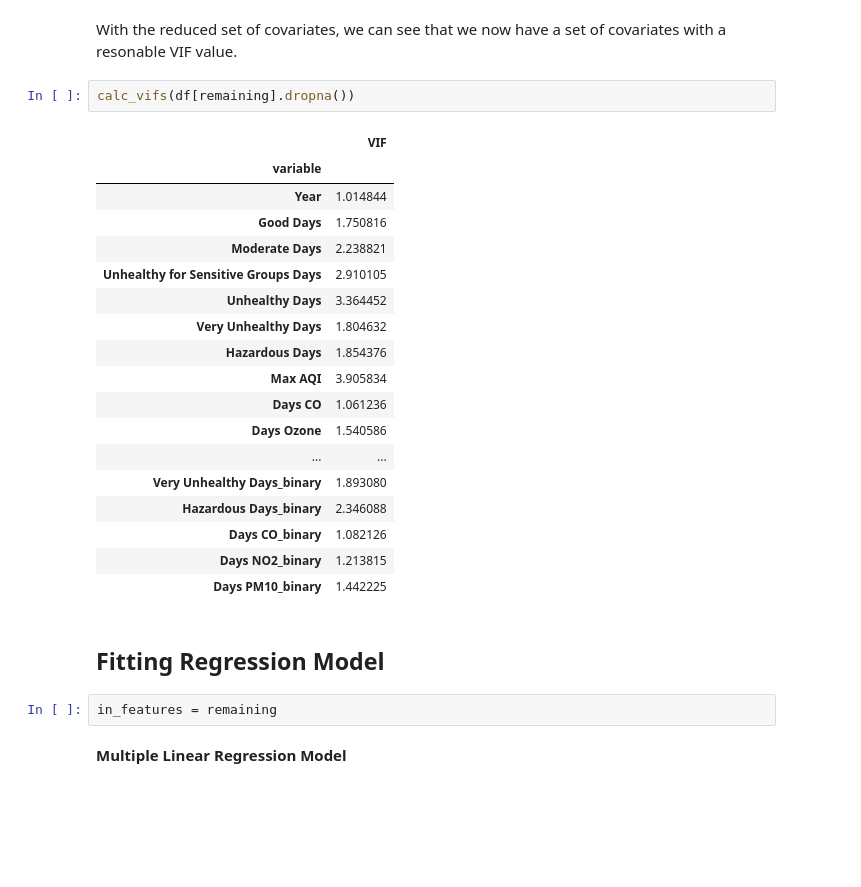
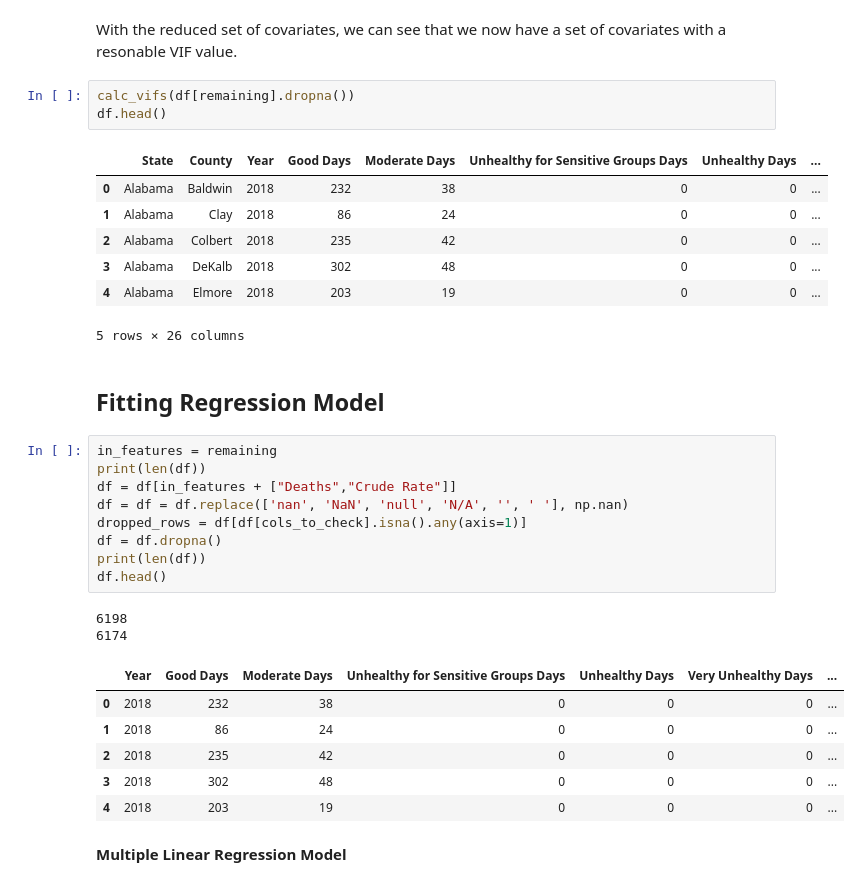
Before and after one commit to yunaxin/air-quality-health-analysis, a Jupyter notebook: analysis.ipynb, the cells around one changed output. Saved outputs shown, nothing was run; the diff lists cells and outputs as text; blank space fills up the shorter version.

```diff
--- a/analysis.ipynb
+++ b/analysis.ipynb
@@ -255,29 +255,35 @@ Done.
 With the reduced set of covariates, we can see that we now have a set of covariates with a resonable VIF value.
 # %%
 calc_vifs(df[remaining].dropna())
+df.head()
 # %% [output]
-|  | VIF |
-| variable |  |
-| Year | 1.014844 |
-| Good Days | 1.750816 |
-| Moderate Days | 2.238821 |
-| Unhealthy for Sensitive Groups Days | 2.910105 |
-| Unhealthy Days | 3.364452 |
-| Very Unhealthy Days | 1.804632 |
-| Hazardous Days | 1.854376 |
-| Max AQI | 3.905834 |
-| Days CO | 1.061236 |
-| Days Ozone | 1.540586 |
-| ... | ... |
-| Very Unhealthy Days_binary | 1.893080 |
-| Hazardous Days_binary | 2.346088 |
-| Days CO_binary | 1.082126 |
-| Days NO2_binary | 1.213815 |
-| Days PM10_binary | 1.442225 |
+|  | State | County | Year | Good Days | Moderate Days | Unhealthy for Sensitive Groups Days | Unhealthy Days | ... |
+| 0 | Alabama | Baldwin | 2018 | 232 | 38 | 0 | 0 | ... |
+| 1 | Alabama | Clay | 2018 | 86 | 24 | 0 | 0 | ... |
+| 2 | Alabama | Colbert | 2018 | 235 | 42 | 0 | 0 | ... |
+| 3 | Alabama | DeKalb | 2018 | 302 | 48 | 0 | 0 | ... |
+| 4 | Alabama | Elmore | 2018 | 203 | 19 | 0 | 0 | ... |
+5 rows × 26 columns
 # %% [markdown]
 ## Fitting Regression Model
 # %%
 in_features = remaining
+print(len(df))
+df = df[in_features + ["Deaths","Crude Rate"]]
+df = df = df.replace(['nan', 'NaN', 'null', 'N/A', '', ' '], np.nan)
+dropped_rows = df[df[cols_to_check].isna().any(axis=1)]
+df = df.dropna()
+print(len(df))
+df.head()
+# %% [output]
+6198
+6174
+|  | Year | Good Days | Moderate Days | Unhealthy for Sensitive Groups Days | Unhealthy Days | Very Unhealthy Days | ... |
+| 0 | 2018 | 232 | 38 | 0 | 0 | 0 | ... |
+| 1 | 2018 | 86 | 24 | 0 | 0 | 0 | ... |
+| 2 | 2018 | 235 | 42 | 0 | 0 | 0 | ... |
+| 3 | 2018 | 302 | 48 | 0 | 0 | 0 | ... |
+| 4 | 2018 | 203 | 19 | 0 | 0 | 0 | ... |
 # %% [markdown]
 **Multiple Linear Regression Model**
 # %% [markdown]
```
Also changed, not shown: parts of 4 cells of this notebook.
